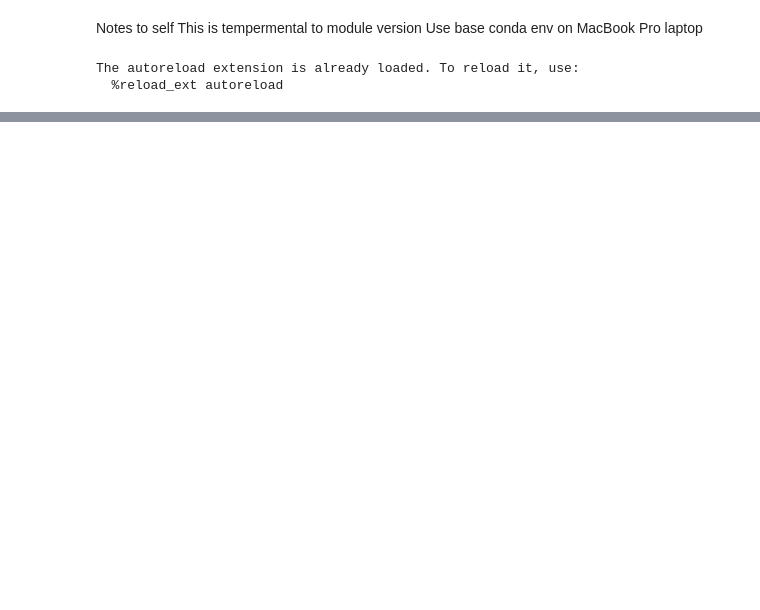
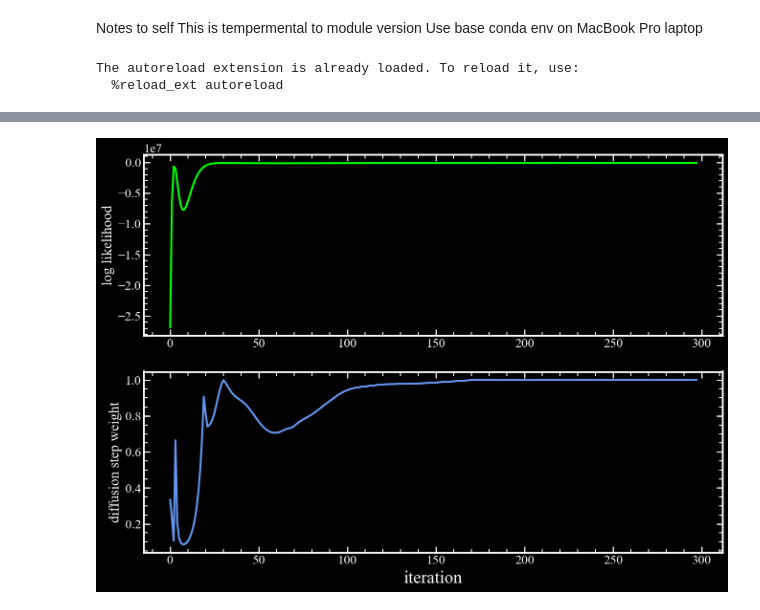
Before and after one commit to pmelchior/scarlet2, a Jupyter notebook: run_test.ipynb, the cells around one changed output, grey strips where cells are left out. Cells and saved outputs as stored; diff of their text form; code cells hidden in the pictures; blank space fills up the shorter version.

```diff
--- a/run_test.ipynb
+++ b/run_test.ipynb
@@ -195,3 +180,15 @@ print(f"final step={step} loss={nll}")
+# %%
+fig = plt.figure(figsize=(13, 9), dpi = 120)
+plt.subplot(2,1,1)
+plt.plot(-1 * np.array(loss_vec[1:-1]), color='lime')
+plt.ylabel("log likelihood", fontsize=18)
+plt.subplot(2,1,2)
+plt.plot(factor_vec[1:-1], color = 'cornflowerblue')
+plt.xlabel('iteration', fontsize=22)
+plt.ylabel('diffusion step weight', fontsize=18)
+plt.show()
+# %% [output]
+[figure, added]
 # %%
 # test to see if issue is with image storage type
 # NOTE: nope works fine. grads correctly calculated, but not with the log_prior routine
```
Also changed, not shown: parts of 13 cells of this notebook, 2 other files.
